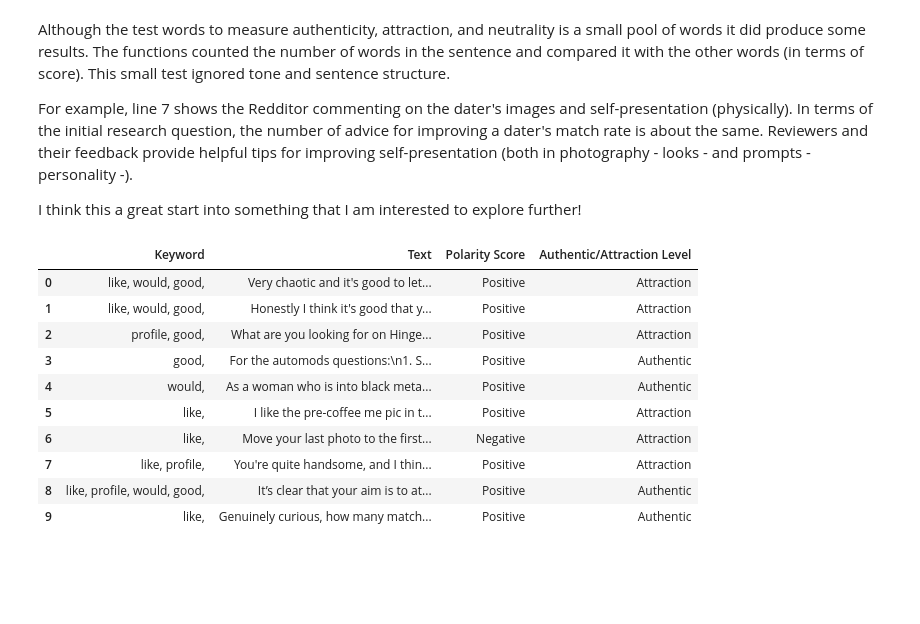
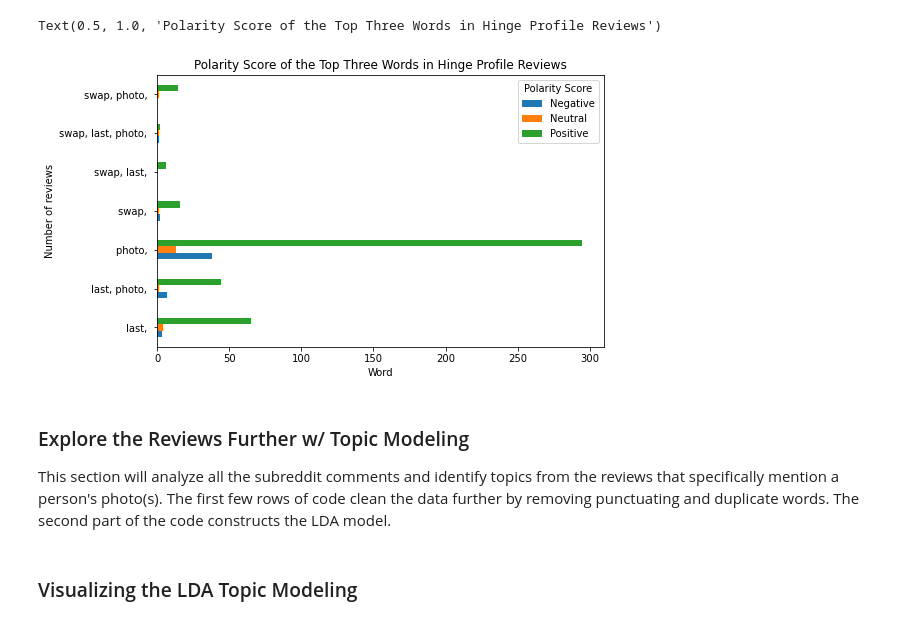
Before and after one commit to taihara1/stc510, a Jupyter notebook: Exploring Dating Advice Using Sentiment Analysis.ipynb, the cells around one changed output. Cells and saved outputs as stored; diff of their text form; code cells hidden in the pictures; blank space fills up the shorter version.

Commit message:
Update Exploring Dating Advice Using Sentiment Analysis.ipynb
Badge updates 1 (still in the editing phase)

```diff
--- a/Exploring Dating Advice Using Sentiment Analysis.ipynb
+++ b/Exploring Dating Advice Using Sentiment Analysis.ipynb
@@ -38,4 +43,4 @@ from nltk.sentiment.vader import SentimentIntensityAnalyzer
 # %%
-reddit = praw.Reddit(user_agent='Online Dating Profiles',
+reddit = praw.Reddit(user_agent='Online Dating Profile',
                     client_id = reddit_info.reddit_id, client_secret = reddit_info.secret,
                     username = reddit_info.username, password = reddit_info.password)
@@ -64,7 +68,7 @@ To get the word frequency, characters that were not numbers or letters were remo
 def remove_punctuation(word):
     #Removes punctuation & returns just the word
     word = word.lower()
-    new_word = re.sub('[^A-Za-z0-9\s]', '', word)
+    new_word = word.translate(str.maketrans('', '', string.punctuation))
     return new_word
 # %%
 sample = [remove_punctuation(x) for x in result]
@@ -119,14 +107,16 @@ top_five = [795, 661, 639, 529, 521]
+# %%
+top_three = word_appearance['count'][:3]
 # %%
 result_id = []
-for i in range(len(top_five)):
-    result_id.append(word_appearance['count'].index(top_five[i]))
+for i in range(len(top_three)):
+    result_id.append(word_appearance['count'].index(top_three[i]))
 
 result_words = []
 for i in range(len(result_id)):
     result_words.append(word_appearance['word'][result_id[i]])
 
-topfive_occur = {'Word': result_words, 'Count/Appearance': top_five}
-search_words = topfive_occur['Word']
+topthree_occur = {'Word': result_words, 'Count/Appearance': top_three}
+search_words = topthree_occur['Word']
 # %%
 #Top Word Occurance (5)
 search_words
@@ -282,22 +194,13 @@ for every_sentence in topword_data_sample['Text'][:10]:
-# %% [markdown]
-Although the test words to measure authenticity, attraction, and neutrality is a small pool of words it did produce some results. The functions counted the number of words in the sentence and compared it with the other words (in terms of score). This small test ignored tone and sentence structure.
-
-
-For example, line 7 shows the Redditor commenting on the dater's images and self-presentation (physically). In terms of the initial research question, the number of advice for improving a dater's match rate is about the same. Reviewers and their feedback provide helpful tips for improving self-presentation (both in photography - looks - and prompts - personality -).
-
-I think this a great start into something that I am interested to explore further!
-# %%
-measure_post['Authentic/Attraction Level'] = results
-measure_post
-# %% [output]
-|  | Keyword | Text | Polarity Score | Authentic/Attraction Level |
-| 0 | like, would, good, | Very chaotic and it's good to let... | Positive | Attraction |
-| 1 | like, would, good, | Honestly I think it's good that y... | Positive | Attraction |
-| 2 | profile, good, | What are you looking for on Hinge... | Positive | Attraction |
-| 3 | good, | For the automods questions:\n1. S... | Positive | Authentic |
-| 4 | would, | As a woman who is into black meta... | Positive | Authentic |
-| 5 | like, | I like the pre-coffee me pic in t... | Positive | Attraction |
-| 6 | like, | Move your last photo to the first... | Negative | Attraction |
-| 7 | like, profile, | You're quite handsome, and I thin... | Positive | Attraction |
-| 8 | like, profile, would, good, | It’s clear that your aim is to at... | Positive | Authentic |
-| 9 | like, | Genuinely curious, how many match... | Positive | Authentic |
+# %%
+word_pol_score = df.get(['Keyword', 'Polarity Score'])
+word_pol_score.value_counts().unstack().plot(kind='barh', figsize=(8, 5))
+
+plt.xlabel('Word')
+plt.ylabel('Number of reviews')
+plt.title('Polarity Score of the Top Three Words in Hinge Profile Reviews')
+# %% [output]
+Text(0.5, 1.0, 'Polarity Score of the Top Three Words in Hinge Profile Reviews')
+[figure, added]
+# %% [markdown]
+### Explore the Reviews Further w/ Topic Modeling
+This section will analyze all the subreddit comments and identify topics from the reviews that specifically mention a person's photo(s). The first few rows of code clean the data further by removing punctuating and duplicate words. The second part of the code constructs the LDA model.
@@ -303,0 +262,2 @@ measure_post
+# %% [markdown]
+### Visualizing the LDA Topic Modeling
```
Also changed, not shown: parts of 46 cells of this notebook.
